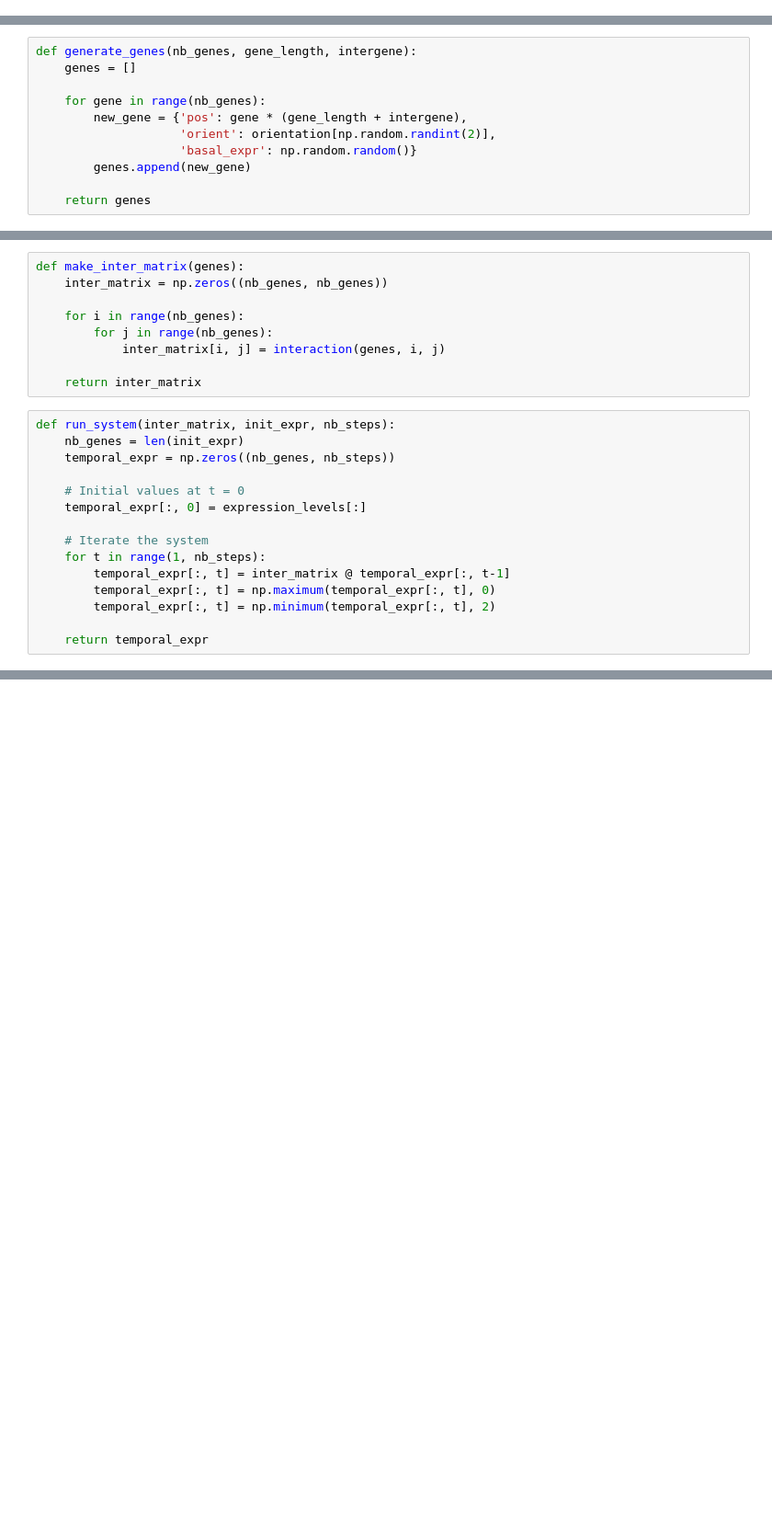
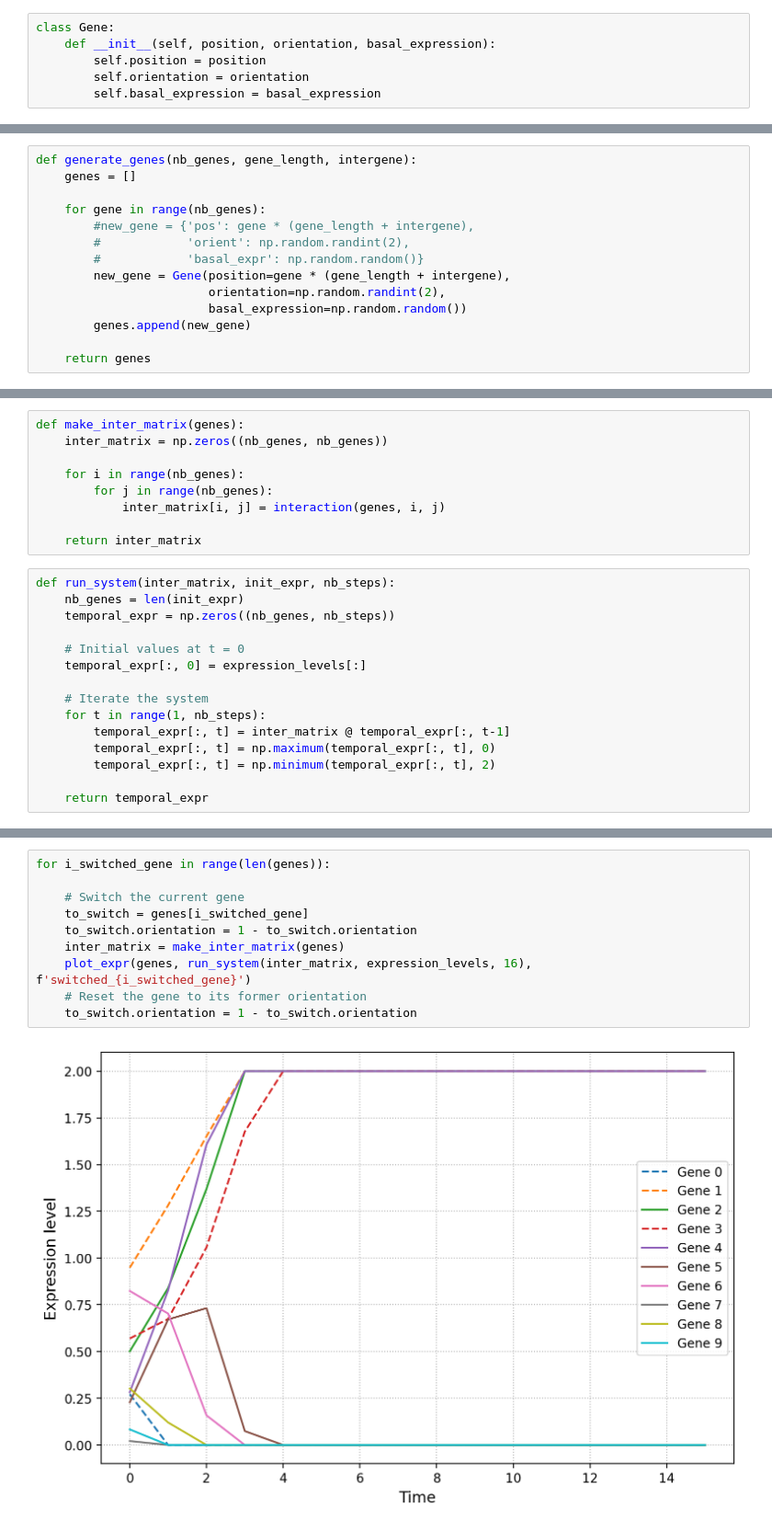
Before and after one commit to tgrohens/evotsc, a Jupyter notebook: EvoTSC.ipynb, the cells around one changed output, grey strips where cells are left out. Shown at 92% size. Cells and saved outputs as stored; diff of their text form; blank space fills up the shorter version.

```diff
--- a/EvoTSC.ipynb
+++ b/EvoTSC.ipynb
@@ -3,6 +4,12 @@ import numpy as np
 import matplotlib.pyplot as plt
 # %%
 orientation = ["LEADING", "LAGGING"]
+# %%
+class Gene:
+    def __init__(self, position, orientation, basal_expression):
+        self.position = position
+        self.orientation = orientation
+        self.basal_expression = basal_expression
 # %%
 # Make an initial list of genes
 nb_genes = 10
@@ -15,9 +22,12 @@ def generate_genes(nb_genes, gene_length, intergene):
     genes = []
 
     for gene in range(nb_genes):
-        new_gene = {'pos': gene * (gene_length + intergene),
-                    'orient': orientation[np.random.randint(2)],
-                    'basal_expr': np.random.random()}
+        #new_gene = {'pos': gene * (gene_length + intergene),
+        #            'orient': np.random.randint(2),
+        #            'basal_expr': np.random.random()}
+        new_gene = Gene(position=gene * (gene_length + intergene),
+                        orientation=np.random.randint(2),
+                        basal_expression=np.random.random())
         genes.append(new_gene)
 
     return genes
@@ -115,0 +133,12 @@ plot_expr(run_system(inter_matrix, expression_levels, 11))
+# %%
+for i_switched_gene in range(len(genes)):
+
+    # Switch the current gene
+    to_switch = genes[i_switched_gene]
+    to_switch.orientation = 1 - to_switch.orientation
+    inter_matrix = make_inter_matrix(genes)
+    plot_expr(genes, run_system(inter_matrix, expression_levels, 16), f'switched_{i_switched_gene}')
+    # Reset the gene to its former orientation
+    to_switch.orientation = 1 - to_switch.orientation
+# %% [output]
+[figure, added]
```
Also changed, not shown: parts of 6 cells of this notebook.
